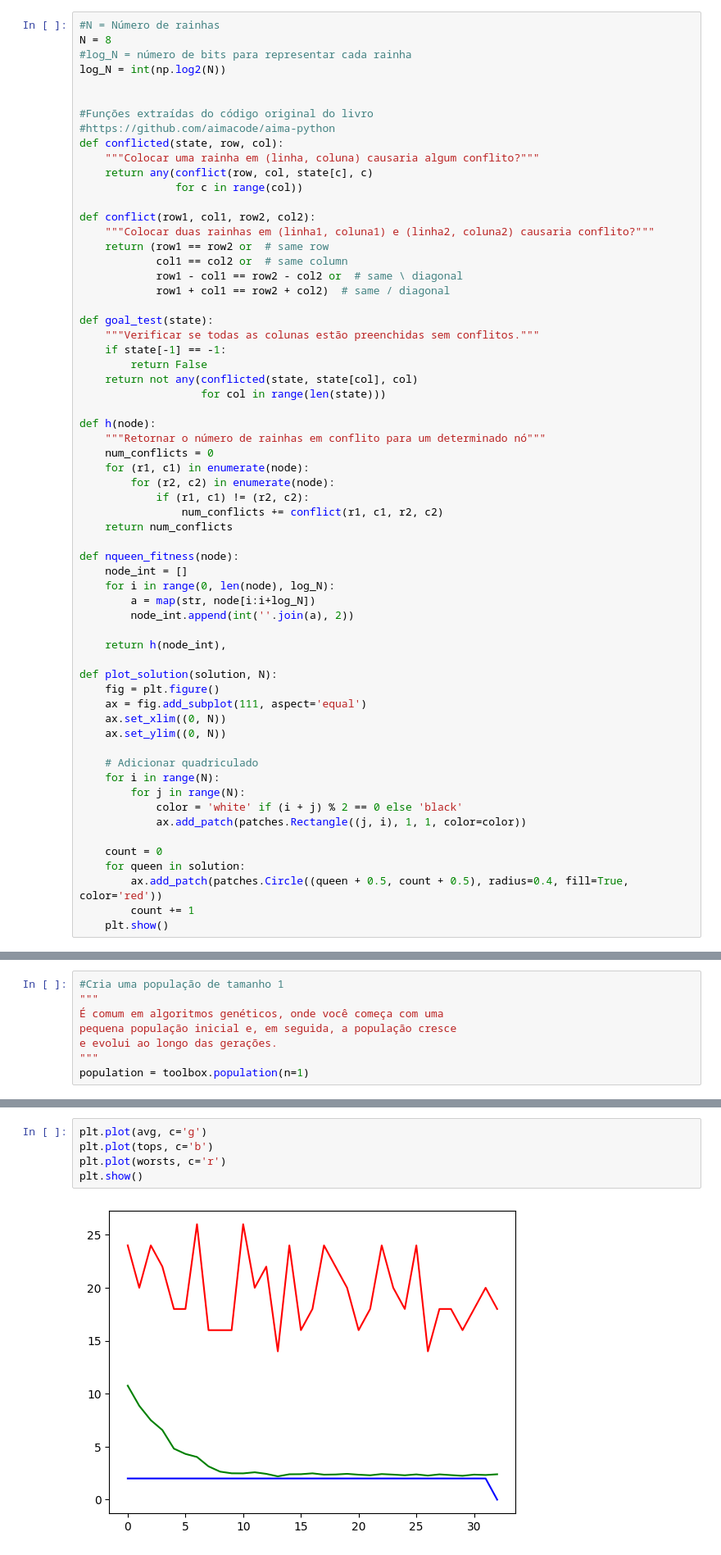
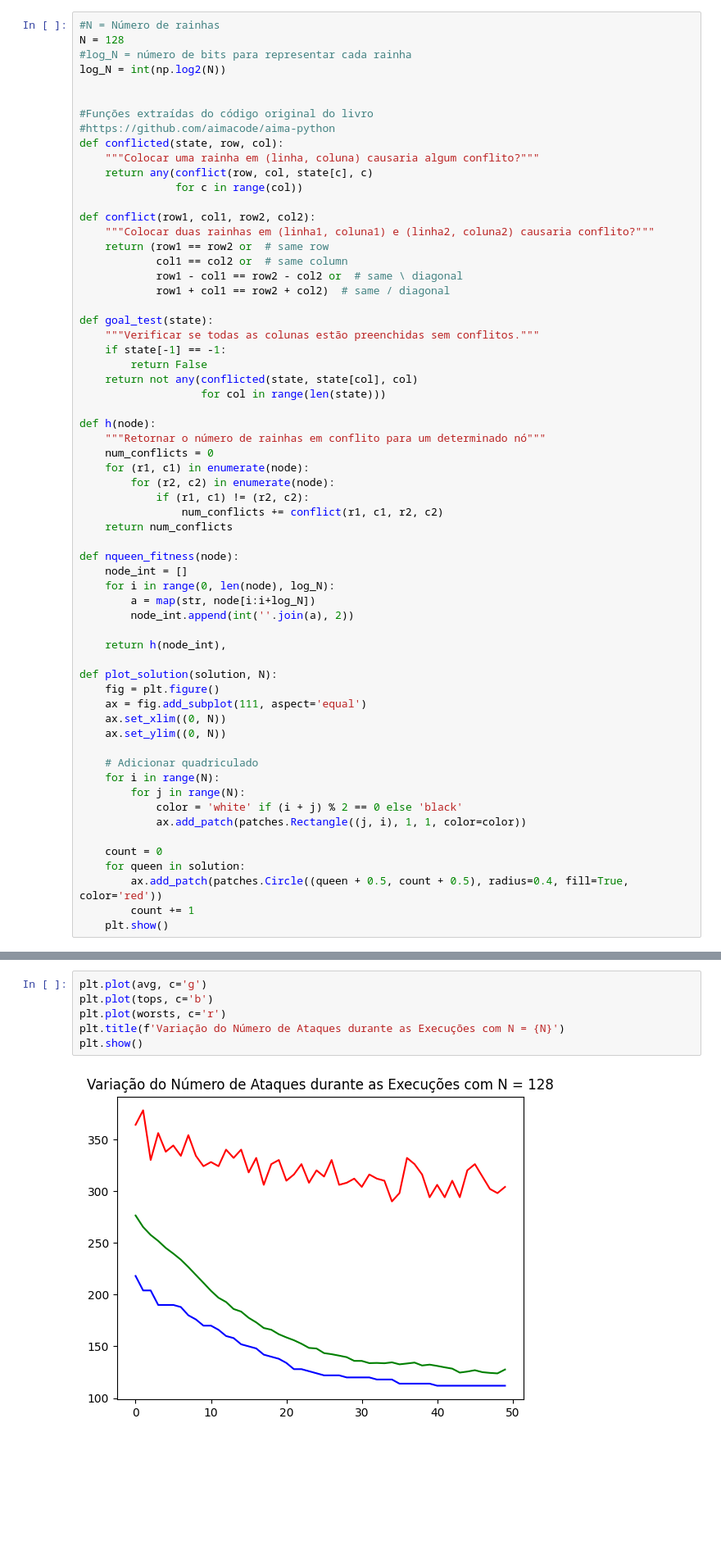
Before and after one commit to SarWillyan/N-Rainhas, a Jupyter notebook: Genetico/AG-n-Rainhas-notebook.ipynb, the cells around one changed output, grey strips where cells are left out. Shown: that part at 82% size. Drawn from its saved outputs; the diff is of its cells as text; blank space fills up the shorter version.

Commit message:
Alterações no Códifgo Genético

```diff
--- a/Genetico/AG-n-Rainhas-notebook.ipynb
+++ b/Genetico/AG-n-Rainhas-notebook.ipynb
@@ -24,7 +43,7 @@ import matplotlib.pyplot as plt
 import matplotlib.patches as patches
 # %%
 #N = Número de rainhas
-N = 8
+N = 128
 #log_N = número de bits para representar cada rainha
 log_N = int(np.log2(N))
 
@@ -128,11 +139,3 @@ toolbox.register("select", tools.selTournament, tournsize=11)
 Operadores do framework DEAP
 
 https://deap.readthedocs.io/en/master/api/tools.html
-# %%
-#Cria uma população de tamanho 1
-"""
-É comum em algoritmos genéticos, onde você começa com uma
-pequena população inicial e, em seguida, a população cresce
-e evolui ao longo das gerações.
-"""
-population = toolbox.population(n=1)
@@ -218,9 +227,10 @@ plot_solution(node_int, N)
 # %%
 plt.plot(avg, c='g')
 plt.plot(tops, c='b')
 plt.plot(worsts, c='r')
+plt.title(f'Variação do Número de Ataques durante as Execuções com N = {N}')
 plt.show()
 # %% [output]
-[figure, old version]
+[figure, new version]
 # %%
 print(node_int)
```
Also changed, not shown: parts of 11 cells of this notebook, 1 other file.
